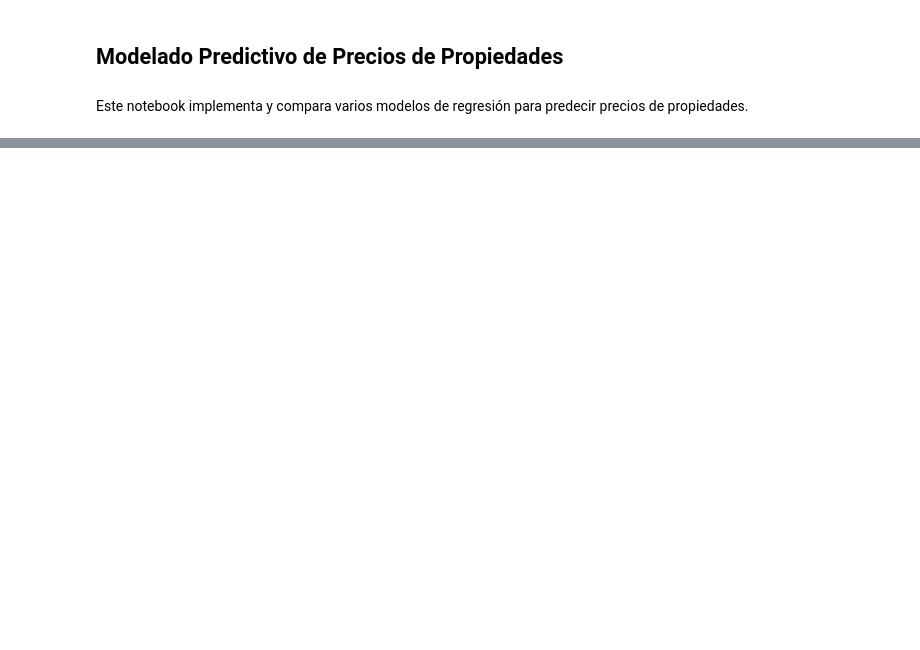
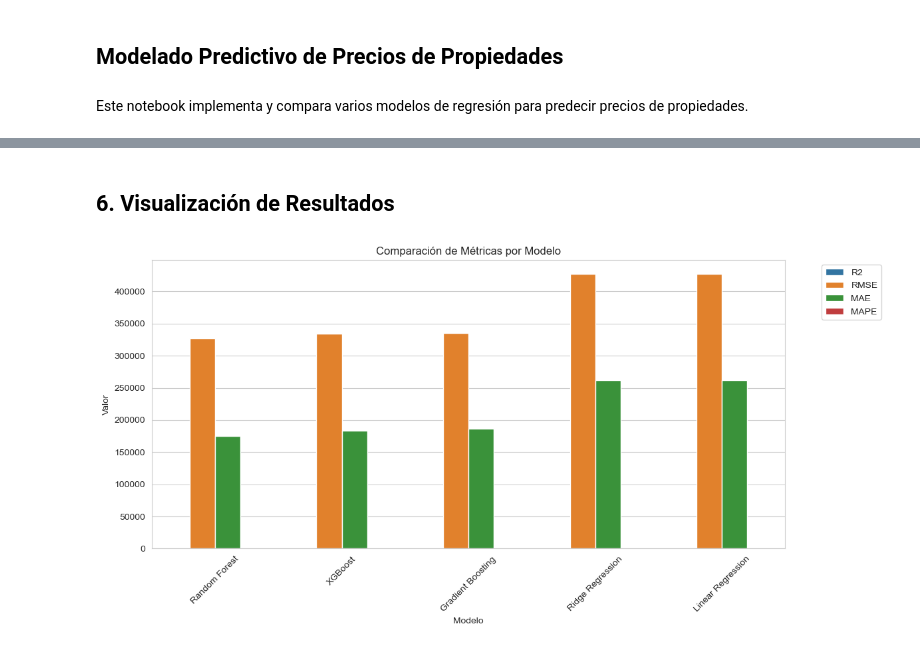
Before and after one commit to dortizrueda/Madrid-Prices, a Jupyter notebook: notebooks/02_Training.ipynb, the cells around one changed output, grey strips where cells are left out. Saved outputs shown, nothing was run; the diff lists cells and outputs as text; code cells hidden in the pictures; blank space fills up the shorter version.

```diff
--- a/notebooks/02_Training.ipynb
+++ b/notebooks/02_Training.ipynb
@@ -304,0 +215,28 @@ Linear Regression (Log)    -0.235093  1.041197e+06  302886.392634
+# %%
+resultados = []
+predictions = {}
+# %%
+for name, model in trained_models.items():
+    print(f"\Evaluando {name}...")
+    start_time = time()
+
+    try:
+        y_pred = model.predict(X_test)
+        predictions[name] = y_pred
+
+        metrics = {
+            "Modelo": name,
+            "R2": r2_score(y_test, y_pred),
+            "RMSE": np.sqrt(mean_squared_error(y_test, y_pred)),
+            "MAE": mean_absolute_error(y_test, y_pred),
+            "MAPE": mean_absolute_percentage_error(y_test, y_pred),
+            "Tiempo Pred (s)": time() - start_time
+        }
+        resultados.append(metrics)
+
+        print(f"R²: {metrics['R2']:.4f}")
+        print(f"RMSE: {metrics['RMSE']:,.2f}")
+        print(f"MAE: {metrics['MAE']:,.2f}")
+
+    except Exception as e:
+        print(f"❌ Error evaluando {name}: {str(e)}")
@@ -304,0 +266,20 @@ Linear Regression (Log)    -0.235093  1.041197e+06  302886.392634
+# %% [markdown]
+## 6. Visualización de Resultados
+# %%
+# Comparación de métricas
+df_melted = df_resultados.reset_index().melt(
+    id_vars="Modelo",
+    value_vars=["R2", "RMSE", "MAE", "MAPE"],
+    var_name="Metrica",
+    value_name="Valor"
+)
+
+plt.figure(figsize=(12, 6))
+sns.barplot(data=df_melted, x="Modelo", y="Valor", hue="Metrica")
+plt.title("Comparación de Métricas por Modelo")
+plt.xticks(rotation=45)
+plt.legend(bbox_to_anchor=(1.05, 1), loc='upper left')
+plt.tight_layout()
+plt.show()
+# %% [output]
+[figure, added]
```
Also changed, not shown: parts of 25 cells of this notebook.
